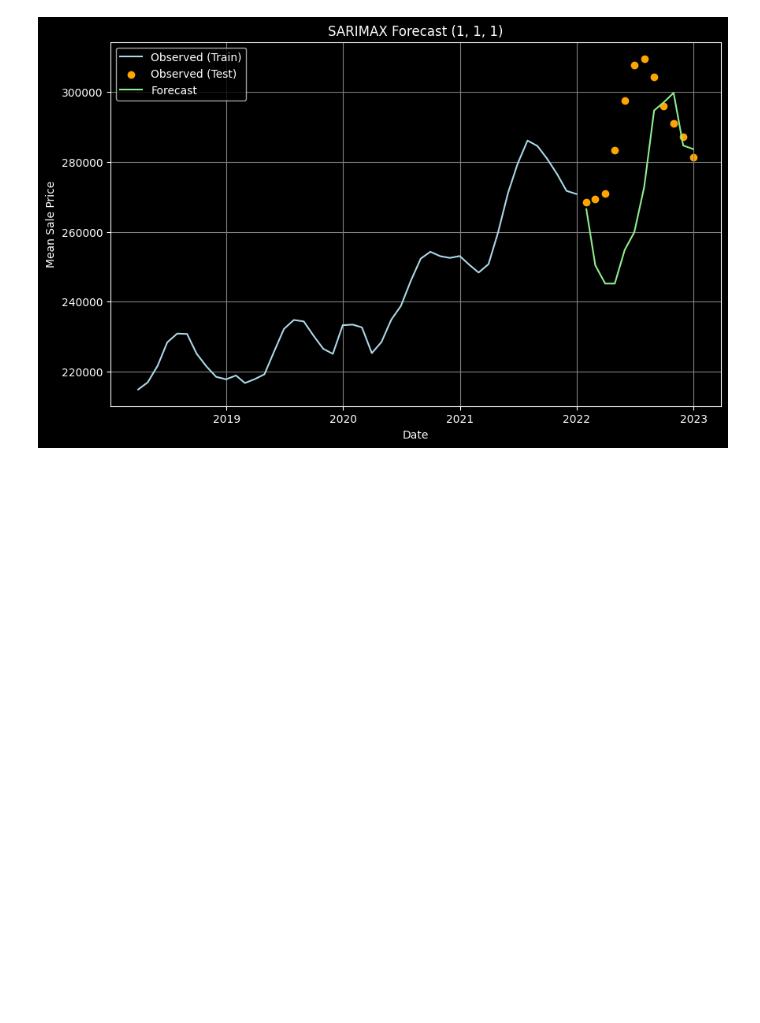
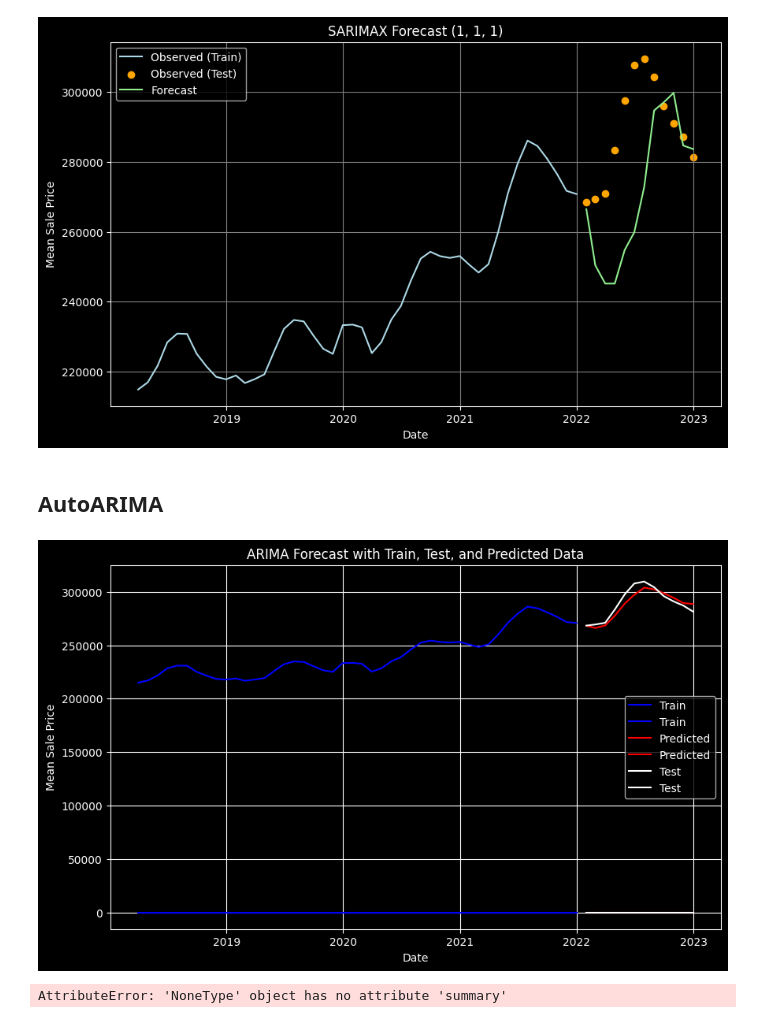
Before and after one commit to jacobsimeral/TS_Forecasting_Project, a Jupyter notebook: Code/Forecast/forecast_arima_hassaan.ipynb, the cells around one changed output. Drawn from its saved outputs; the diff is of its cells as text; code cells hidden in the pictures; blank space fills up the shorter version.

```diff
--- a/Code/Forecast/forecast_arima_hassaan.ipynb
+++ b/Code/Forecast/forecast_arima_hassaan.ipynb
@@ -1450,3 +1450,5 @@ MSE: 677610723.0840033
 MAE: 19687.44195072456
 MAPE: 6.723771829415708%
 [figure]
+# %% [markdown]
+## AutoARIMA
@@ -1452,0 +1457,38 @@ MAPE: 6.723771829415708%
+# %%
+import pandas as pd
+import numpy as np
+from sktime.forecasting.arima import AutoARIMA
+import matplotlib.pyplot as plt
+
+# Assuming midwest_train and midwest_test are already loaded and indexed by date
+
+# Fit the AutoARIMA model
+arima_model = AutoARIMA(D=1, sp=12, d=1)
+arima_model.fit(midwest_train)
+fh = list(range(1, 1 + len(midwest_test)))
+midwest_pred = arima_model.predict(fh=fh)
+
+# Combine all plots into a single figure
+plt.figure(figsize=(10, 6))
+
+# Plot training data
+plt.plot(midwest_train.index, midwest_train, label='Train', color='blue')
+
+# Plot predictions
+plt.plot(midwest_test.index, midwest_pred, label='Predicted', color='red')
+
+# Plot test data
+plt.plot(midwest_test.index, midwest_test, label='Test', color='white')
+
+plt.xlabel('Date')
+plt.ylabel('Mean Sale Price')
+plt.title('ARIMA Forecast with Train, Test, and Predicted Data')
+plt.legend()
+plt.grid(True)
+plt.show()
+# %% [output]
+[figure, added]
+# %%
+arima_model.summary()
+# %% [output]
+AttributeError: 'NoneType' object has no attribute 'summary'
```
Also changed, not shown: parts of 2 cells of this notebook.
